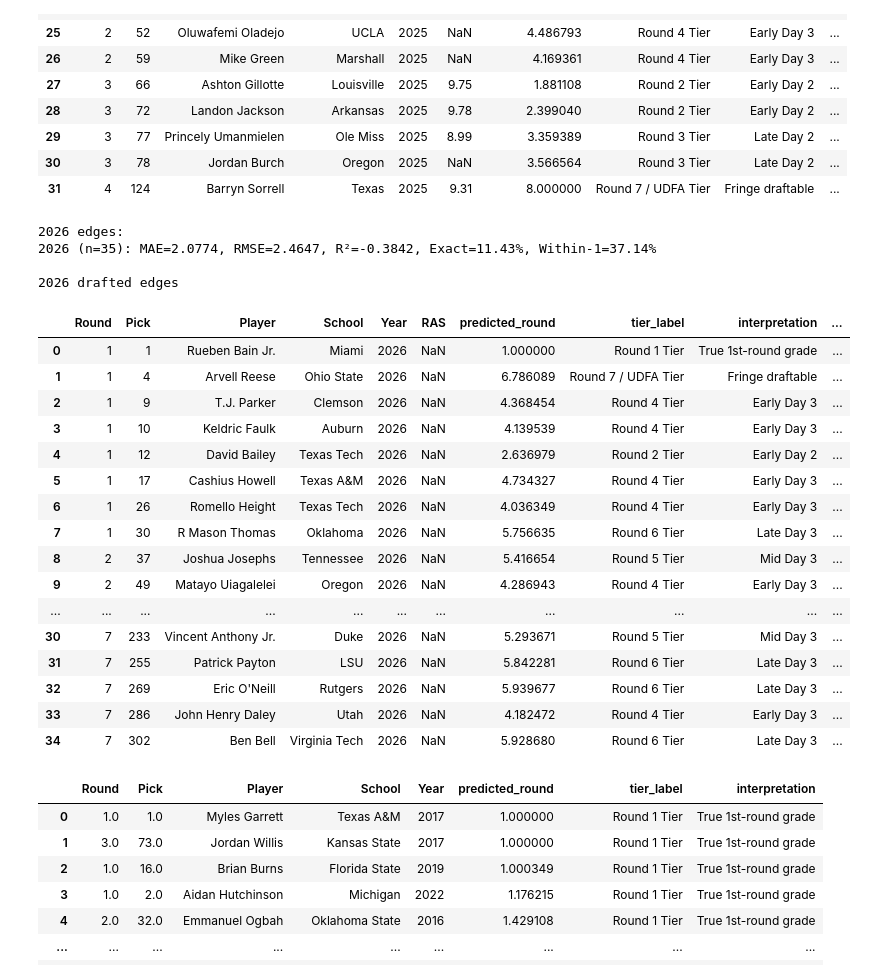
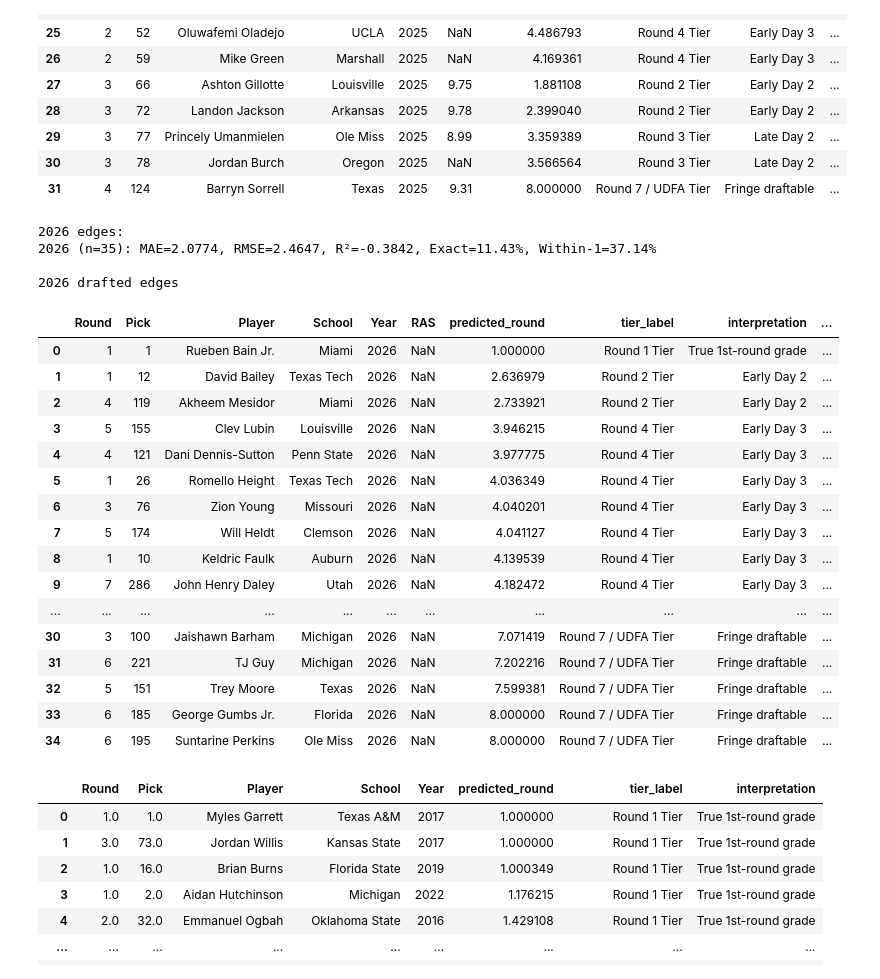
Before and after one commit to greynathan/2026_NFL_Draft, a Jupyter notebook: Edges/edges_round_regression.ipynb, the cells around one changed output. Cells and saved outputs as stored; diff of their text form; code cells hidden in the pictures.

```diff
--- a/Edges/edges_round_regression.ipynb
+++ b/Edges/edges_round_regression.ipynb
@@ -358,48 +358,49 @@ if 'Round' in edges_2026.columns and edges_2026['Round'].notna().any():
     print('2026 edges:')
     eval_metrics(actual_26, pred_26, '2026')
 else:
     print(f'2026 edges (n={len(pred_26)}): Predictions generated (no actual rounds available)')
 
 # Display 2026 predictions
 edges_2026_display = edges_2026[['Round', 'Pick', 'Player', 'School', 'Year', 'RAS']].copy()
 edges_2026_display['predicted_round'] = pred_26
 edges_2026_display['tier_label'] = [pred_round_to_tier(x)[0] for x in pred_26]
 edges_2026_display['interpretation'] = [pred_round_to_tier(x)[1] for x in pred_26]
 if 'Round' in edges_2026_display.columns and edges_2026_display['Round'].notna().any():
     edges_2026_display['Round'] = edges_2026_display['Round'].astype(int)
 # Add contains flags
 edges_2026_display['contains_ras'] = edges_2026['contains_ras'].values
 edges_2026_display['contains_pff'] = (
     edges_2026['contains_true_pass_set_pass_rush_win_rate'] |
     edges_2026['contains_pass_rush_win_rate'] |
     edges_2026['contains_snap_counts_pass_rush'] |
     edges_2026['contains_stop_percent']
 ).astype(int)
 
+edges_2026_display = edges_2026_display.sort_values('predicted_round').reset_index(drop=True)
 print('\n2026 drafted edges')
 display(edges_2026_display)
 # %% [output]
 2026 edges:
 2026 (n=35): MAE=2.0774, RMSE=2.4647, R²=-0.3842, Exact=11.43%, Within-1=37.14%
 
 2026 drafted edges
 |  | Round | Pick | Player | School | Year | RAS | predicted_round | tier_label | interpretation | ... |
 | 0 | 1 | 1 | Rueben Bain Jr. | Miami | 2026 | NaN | 1.000000 | Round 1 Tier | True 1st-round grade | ... |
-| 1 | 1 | 4 | Arvell Reese | Ohio State | 2026 | NaN | 6.786089 | Round 7 / UDFA Tier | Fringe draftable | ... |
-| 2 | 1 | 9 | T.J. Parker | Clemson | 2026 | NaN | 4.368454 | Round 4 Tier | Early Day 3 | ... |
-| 3 | 1 | 10 | Keldric Faulk | Auburn | 2026 | NaN | 4.139539 | Round 4 Tier | Early Day 3 | ... |
-| 4 | 1 | 12 | David Bailey | Texas Tech | 2026 | NaN | 2.636979 | Round 2 Tier | Early Day 2 | ... |
-| 5 | 1 | 17 | Cashius Howell | Texas A&M | 2026 | NaN | 4.734327 | Round 4 Tier | Early Day 3 | ... |
-| 6 | 1 | 26 | Romello Height | Texas Tech | 2026 | NaN | 4.036349 | Round 4 Tier | Early Day 3 | ... |
-| 7 | 1 | 30 | R Mason Thomas | Oklahoma | 2026 | NaN | 5.756635 | Round 6 Tier | Late Day 3 | ... |
-| 8 | 2 | 37 | Joshua Josephs | Tennessee | 2026 | NaN | 5.416654 | Round 5 Tier | Mid Day 3 | ... |
-| 9 | 2 | 49 | Matayo Uiagalelei | Oregon | 2026 | NaN | 4.286943 | Round 4 Tier | Early Day 3 | ... |
+| 1 | 1 | 12 | David Bailey | Texas Tech | 2026 | NaN | 2.636979 | Round 2 Tier | Early Day 2 | ... |
+| 2 | 4 | 119 | Akheem Mesidor | Miami | 2026 | NaN | 2.733921 | Round 2 Tier | Early Day 2 | ... |
+| 3 | 5 | 155 | Clev Lubin | Louisville | 2026 | NaN | 3.946215 | Round 4 Tier | Early Day 3 | ... |
+| 4 | 4 | 121 | Dani Dennis-Sutton | Penn State | 2026 | NaN | 3.977775 | Round 4 Tier | Early Day 3 | ... |
+| 5 | 1 | 26 | Romello Height | Texas Tech | 2026 | NaN | 4.036349 | Round 4 Tier | Early Day 3 | ... |
+| 6 | 3 | 76 | Zion Young | Missouri | 2026 | NaN | 4.040201 | Round 4 Tier | Early Day 3 | ... |
+| 7 | 5 | 174 | Will Heldt | Clemson | 2026 | NaN | 4.041127 | Round 4 Tier | Early Day 3 | ... |
+| 8 | 1 | 10 | Keldric Faulk | Auburn | 2026 | NaN | 4.139539 | Round 4 Tier | Early Day 3 | ... |
+| 9 | 7 | 286 | John Henry Daley | Utah | 2026 | NaN | 4.182472 | Round 4 Tier | Early Day 3 | ... |
 | ... | ... | ... | ... | ... | ... | ... | ... | ... | ... | ... |
-| 30 | 7 | 233 | Vincent Anthony Jr. | Duke | 2026 | NaN | 5.293671 | Round 5 Tier | Mid Day 3 | ... |
-| 31 | 7 | 255 | Patrick Payton | LSU | 2026 | NaN | 5.842281 | Round 6 Tier | Late Day 3 | ... |
-| 32 | 7 | 269 | Eric O'Neill | Rutgers | 2026 | NaN | 5.939677 | Round 6 Tier | Late Day 3 | ... |
-| 33 | 7 | 286 | John Henry Daley | Utah | 2026 | NaN | 4.182472 | Round 4 Tier | Early Day 3 | ... |
-| 34 | 7 | 302 | Ben Bell | Virginia Tech | 2026 | NaN | 5.928680 | Round 6 Tier | Late Day 3 | ... |
+| 30 | 3 | 100 | Jaishawn Barham | Michigan | 2026 | NaN | 7.071419 | Round 7 / UDFA Tier | Fringe draftable | ... |
+| 31 | 6 | 221 | TJ Guy | Michigan | 2026 | NaN | 7.202216 | Round 7 / UDFA Tier | Fringe draftable | ... |
+| 32 | 5 | 151 | Trey Moore | Texas | 2026 | NaN | 7.599381 | Round 7 / UDFA Tier | Fringe draftable | ... |
+| 33 | 6 | 185 | George Gumbs Jr. | Florida | 2026 | NaN | 8.000000 | Round 7 / UDFA Tier | Fringe draftable | ... |
+| 34 | 6 | 195 | Suntarine Perkins | Ole Miss | 2026 | NaN | 8.000000 | Round 7 / UDFA Tier | Fringe draftable | ... |
 # %%
 # Model results on entire training set (2017–2023), ordered by predicted_round
 train_display = df[['Round', 'Pick', 'Player', 'School', 'Year']].copy()
```
Also changed, not shown: 11 other files.
